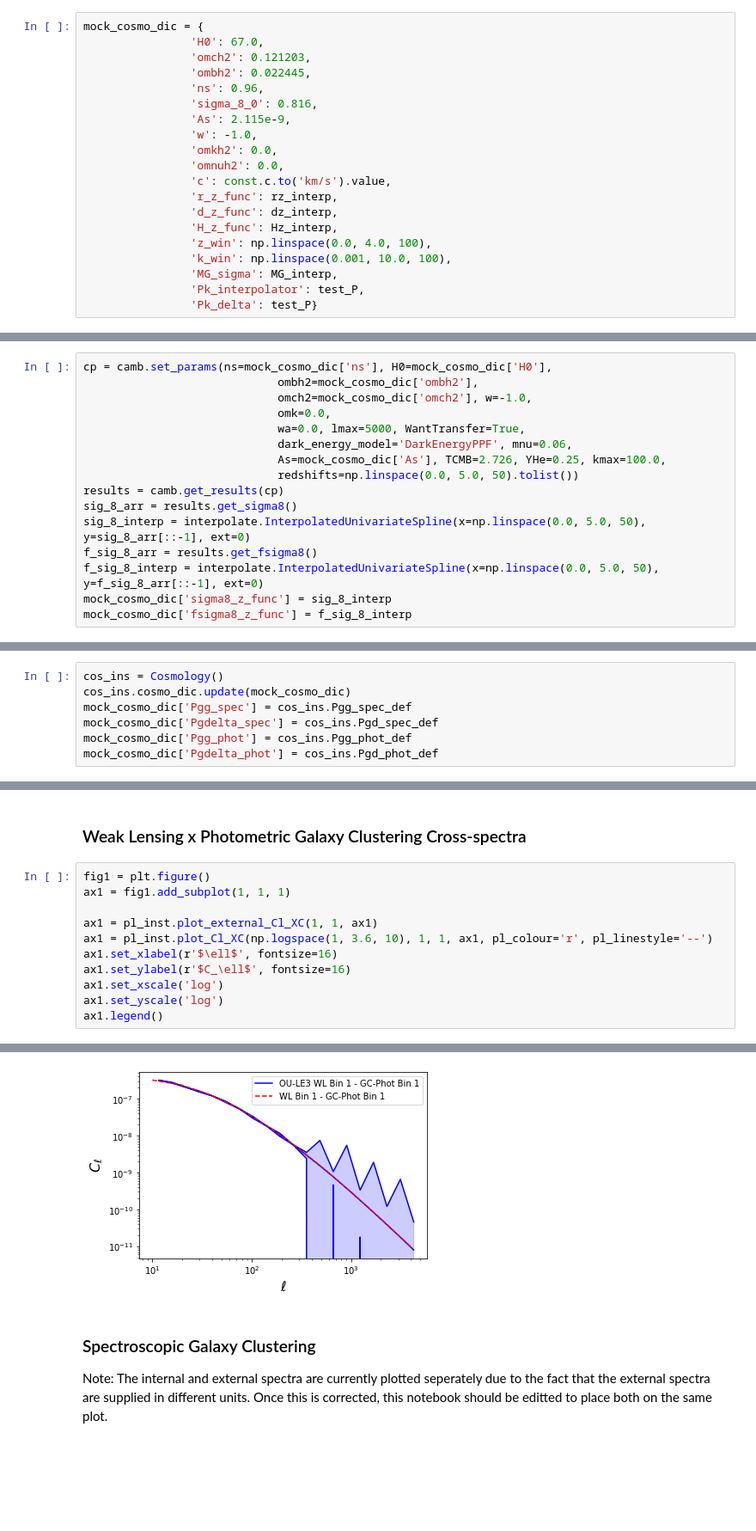
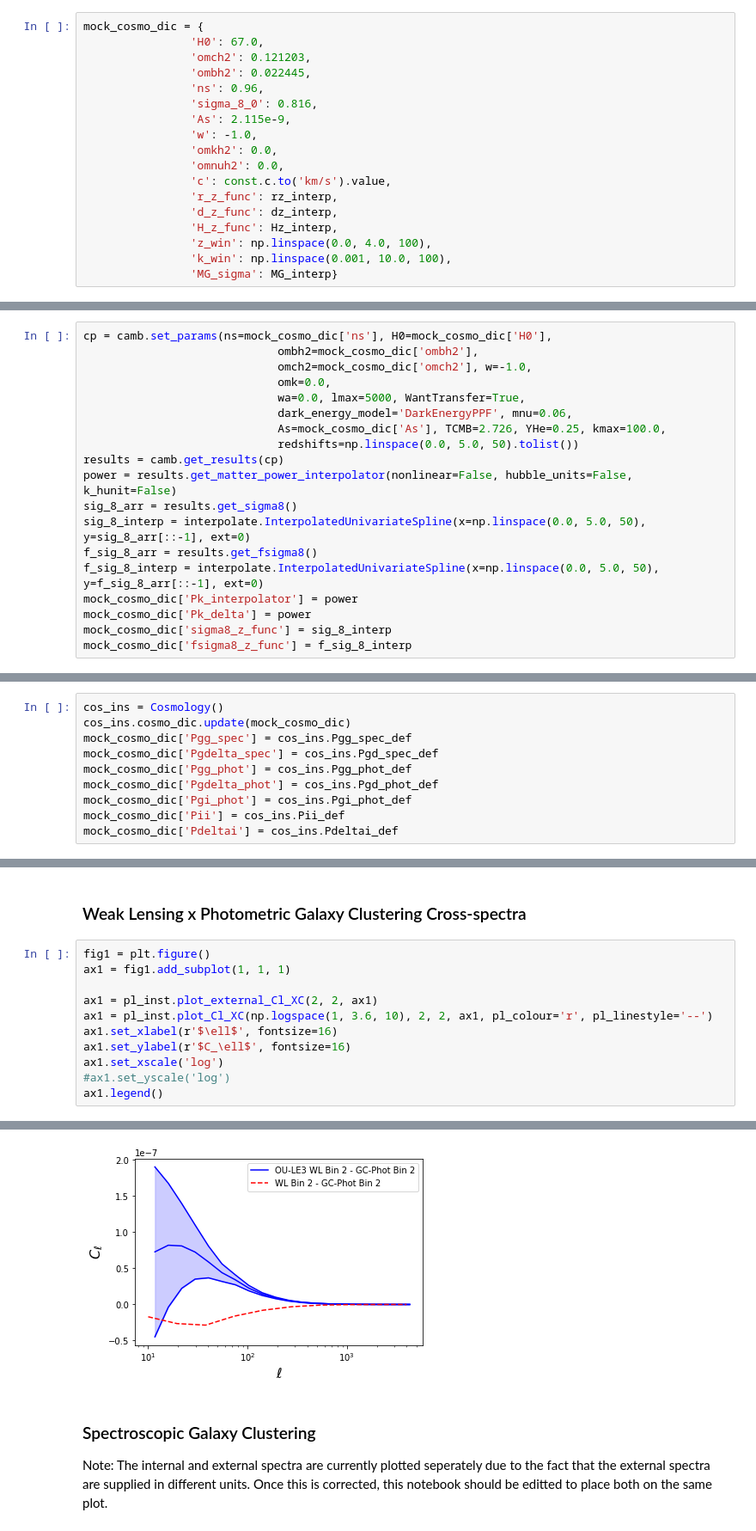
Before and after one commit to testarnyttnamn/testnamemaster, a Jupyter notebook: observable_plotting_notebook.ipynb, the cells around one changed output, grey strips where cells are left out. Shown at 86% size. Cells and saved outputs as stored; diff of their text form; blank space fills up the shorter version.

```diff
--- a/observable_plotting_notebook.ipynb
+++ b/observable_plotting_notebook.ipynb
@@ -72,9 +72,7 @@ mock_cosmo_dic = {
                 'H_z_func': Hz_interp,
                 'z_win': np.linspace(0.0, 4.0, 100),
                 'k_win': np.linspace(0.001, 10.0, 100),
-                'MG_sigma': MG_interp,
-                'Pk_interpolator': test_P,
-                'Pk_delta': test_P}
+                'MG_sigma': MG_interp}
 # %% [markdown]
 We then use `CAMB` to calculate the missing quantities; in particular, sigma_8 and fsigma_8. These are also added to the dictionary.
 # %%
@@ -87,10 +85,13 @@ cp = camb.set_params(ns=mock_cosmo_dic['ns'], H0=mock_cosmo_dic['H0'],
                              As=mock_cosmo_dic['As'], TCMB=2.726, YHe=0.25, kmax=100.0,
                              redshifts=np.linspace(0.0, 5.0, 50).tolist())
 results = camb.get_results(cp)
+power = results.get_matter_power_interpolator(nonlinear=False, hubble_units=False, k_hunit=False)
 sig_8_arr = results.get_sigma8()
 sig_8_interp = interpolate.InterpolatedUnivariateSpline(x=np.linspace(0.0, 5.0, 50), y=sig_8_arr[::-1], ext=0)
 f_sig_8_arr = results.get_fsigma8()
 f_sig_8_interp = interpolate.InterpolatedUnivariateSpline(x=np.linspace(0.0, 5.0, 50), y=f_sig_8_arr[::-1], ext=0)
+mock_cosmo_dic['Pk_interpolator'] = power
+mock_cosmo_dic['Pk_delta'] = power
 mock_cosmo_dic['sigma8_z_func'] = sig_8_interp
 mock_cosmo_dic['fsigma8_z_func'] = f_sig_8_interp
 # %% [output]
@@ -104,6 +105,9 @@ mock_cosmo_dic['Pgg_spec'] = cos_ins.Pgg_spec_def
 mock_cosmo_dic['Pgdelta_spec'] = cos_ins.Pgd_spec_def
 mock_cosmo_dic['Pgg_phot'] = cos_ins.Pgg_phot_def
 mock_cosmo_dic['Pgdelta_phot'] = cos_ins.Pgd_phot_def
+mock_cosmo_dic['Pgi_phot'] = cos_ins.Pgi_phot_def
+mock_cosmo_dic['Pii'] = cos_ins.Pii_def
+mock_cosmo_dic['Pdeltai'] = cos_ins.Pdeltai_def
 # %% [markdown]
 ## Using the plotting routines
 
@@ -151,17 +155,17 @@ ax1.legend()
 # %%
 fig1 = plt.figure()
 ax1 = fig1.add_subplot(1, 1, 1)
 
-ax1 = pl_inst.plot_external_Cl_XC(1, 1, ax1)
-ax1 = pl_inst.plot_Cl_XC(np.logspace(1, 3.6, 10), 1, 1, ax1, pl_colour='r', pl_linestyle='--')
+ax1 = pl_inst.plot_external_Cl_XC(2, 2, ax1)
+ax1 = pl_inst.plot_Cl_XC(np.logspace(1, 3.6, 10), 2, 2, ax1, pl_colour='r', pl_linestyle='--')
 ax1.set_xlabel(r'$\ell$', fontsize=16)
 ax1.set_ylabel(r'$C_\ell$', fontsize=16)
 ax1.set_xscale('log')
-ax1.set_yscale('log')
+#ax1.set_yscale('log')
 ax1.legend()
 # %% [output]
 <matplotlib.legend.Legend at 0x...>
-[figure, old version]
+[figure, new version]
 # %% [markdown]
 ### Spectroscopic Galaxy Clustering
 
```
Also changed, not shown: parts of 3 cells of this notebook, 1 other file.
